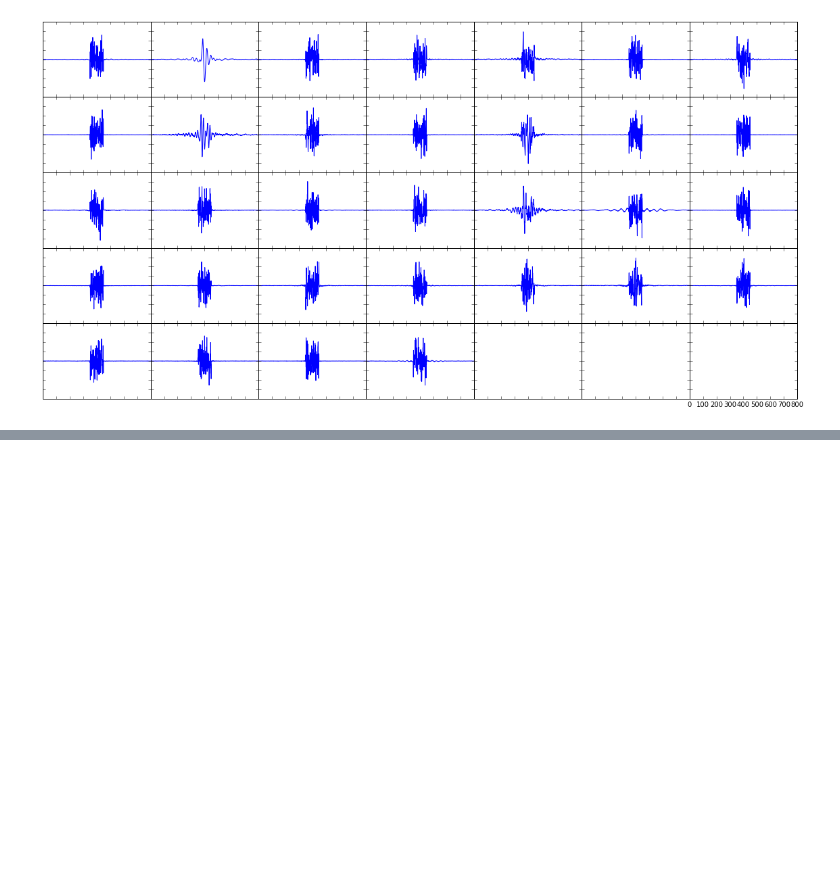
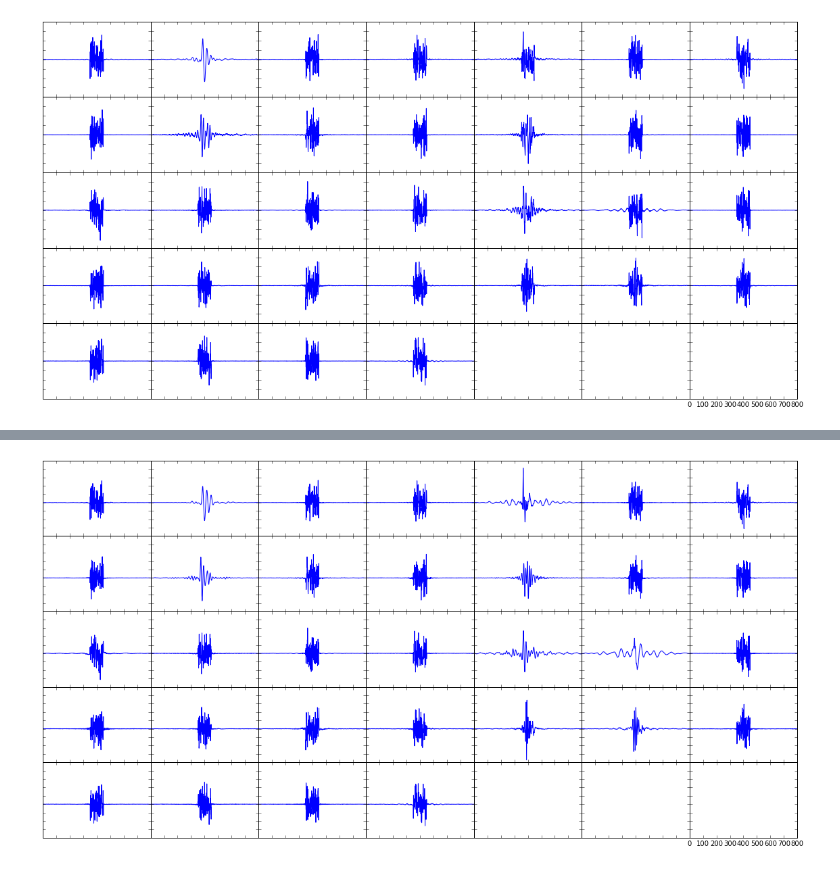
Before and after one commit to emdodds/matching-pursuit, a Jupyter notebook: Notebooks/check results.ipynb, the cells around one changed output, grey strips where cells are left out. Drawn from its saved outputs; the diff is of its cells as text; code cells hidden in the pictures; blank space fills up the shorter version.

```diff
--- a/Notebooks/check results.ipynb
+++ b/Notebooks/check results.ipynb
@@ -41,0 +68,4 @@ oops
+# %%
+sigset.tiled_plot(phi)
+# %% [output]
+[figure, added]
```
Also changed, not shown: parts of 17 cells of this notebook, 1 other file.
